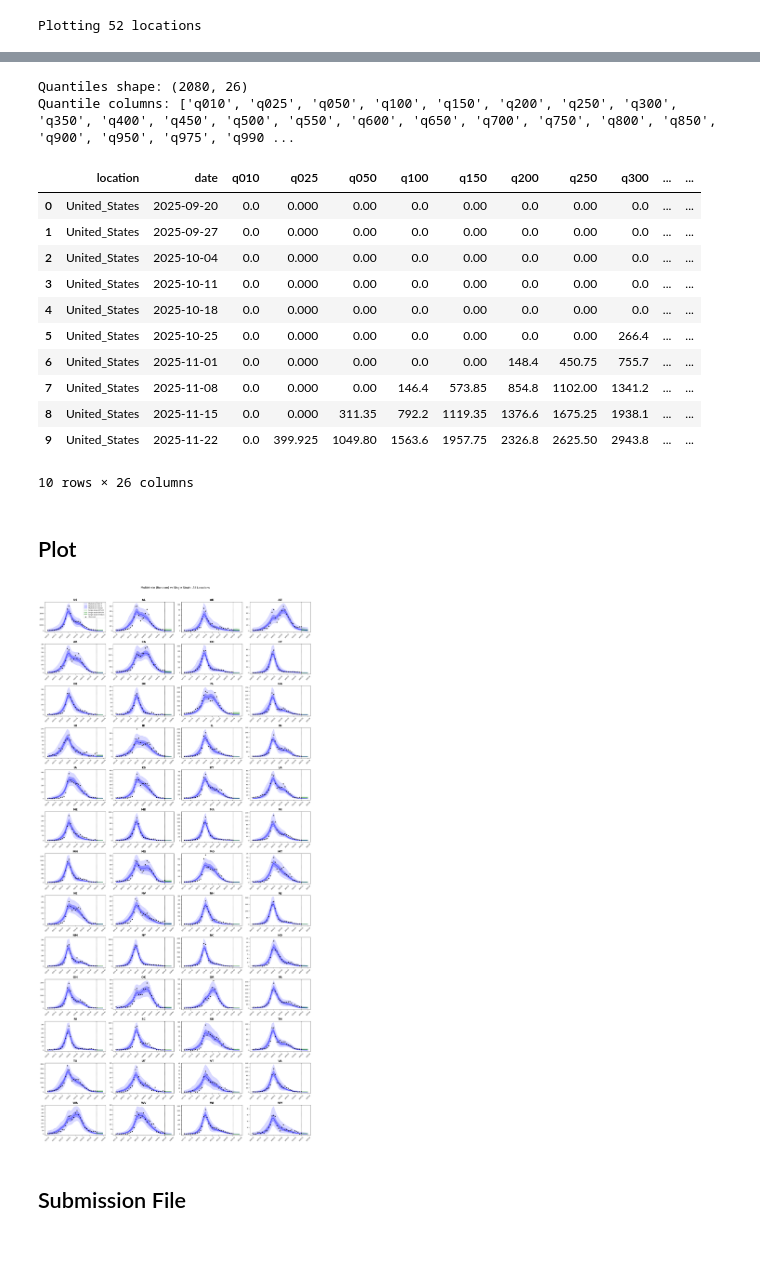
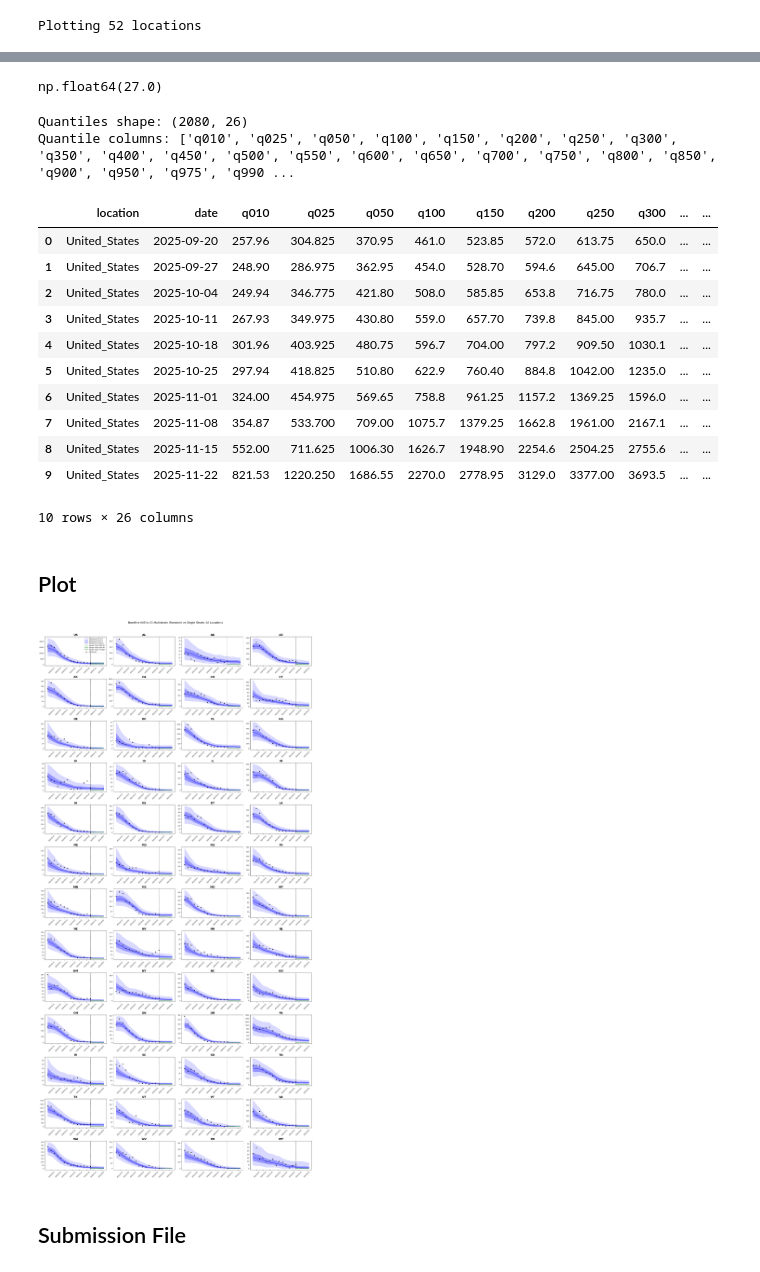
Before and after one commit to mobs-lab/epymodelingsuite, a Jupyter notebook: hosp_multistrain_plot_output.ipynb, the cells around one changed output, grey strips where cells are left out. Drawn from its saved outputs; the diff is of its cells as text; code cells hidden in the pictures.

Commit message:
update baseline methodology

```diff
--- a/hosp_multistrain_plot_output.ipynb
+++ b/hosp_multistrain_plot_output.ipynb
@@ -25,14 +25,14 @@ from epymodelingsuite.utils.location import convert_location_name_format
 
 Set timespan configs:
 # %%
-SUBMISSION_WEEK = "202618"
-REFERENCE_DATE = "2026-05-09"
-WINDOW = "202550-202617"
+SUBMISSION_WEEK = "202619"
+REFERENCE_DATE = "2026-05-16"
+WINDOW = "202550-202618"
 # %% [markdown]
 Choose augmentation and baseline:
 # %%
-AUGMENTED = False
-BASELINE = False
+AUGMENTED = True
+BASELINE = True
 BASELINE_k = 5
 # %% [markdown]
 These configs are unlikely to need changing:
@@ -78,14 +77,23 @@ fit_surv_data['date'] = pd.to_datetime(fit_surv_data['target_end_date'])
 # Compute quantiles
 random_combined = pd.read_csv(f"{WORKING_DIR}/trajectories_aggregated.csv.gz")
 
+traj_loc_fmt = (
+    "location_name_epydemix"
+    if random_combined.location.str.contains("__").any()
+    else "location_name_epydemix_deprecated"
+)
+
 if BASELINE:
     baselines_avg = pd.read_csv("epymodelingsuite/data/baselines_hosp_2025.csv")
-    random_combined = random_combined.merge(baselines_avg, left_on = "location", right_on="epydemix_population")
+    random_combined = random_combined.merge(baselines_avg,
+                                            left_on = "location",
+                                            right_on=traj_loc_fmt)
     p_values = BASELINE_k / (BASELINE_k + random_combined['baseline'])
     random_combined['baseline_sample'] = np.random.negative_binomial(BASELINE_k, p_values)
     random_combined['target_total'] = random_combined['target_sum'] + random_combined['baseline_sample']
     random_combined.drop(
-        columns=["location_name","epydemix_population","baseline","abbreviation"],
+        columns=["location_name","location_name_epydemix","location_name_epydemix_deprecated",
+                 "location_abbreviation","location_code","ISO","baseline"],
         inplace=True
     )
     random_combined.to_csv(f"{WORKING_DIR}/trajectories_aggregated.csv.gz", index=False)
@@ -106,3 +217,7 @@ Plotting 52 locations
+# %%
+random_combined.target_sum.median()
+# %% [output]
+np.float64(27.0)
 # %%
 print(f"Quantiles shape: {random_quantiles.shape}")
 print(f"Quantile columns: {[c for c in random_quantiles.columns if c.startswith('q')]}")
@@ -111,16 +226,16 @@ random_quantiles.head(10)
 Quantiles shape: (2080, 26)
 Quantile columns: ['q010', 'q025', 'q050', 'q100', 'q150', 'q200', 'q250', 'q300', 'q350', 'q400', 'q450', 'q500', 'q550', 'q600', 'q650', 'q700', 'q750', 'q800', 'q850', 'q900', 'q950', 'q975', 'q990 ...
 |  | location | date | q010 | q025 | q050 | q100 | q150 | q200 | q250 | q300 | ... | ... |
-| 0 | United_States | 2025-09-20 | 0.0 | 0.000 | 0.00 | 0.0 | 0.00 | 0.0 | 0.00 | 0.0 | ... | ... |
-| 1 | United_States | 2025-09-27 | 0.0 | 0.000 | 0.00 | 0.0 | 0.00 | 0.0 | 0.00 | 0.0 | ... | ... |
-| 2 | United_States | 2025-10-04 | 0.0 | 0.000 | 0.00 | 0.0 | 0.00 | 0.0 | 0.00 | 0.0 | ... | ... |
-| 3 | United_States | 2025-10-11 | 0.0 | 0.000 | 0.00 | 0.0 | 0.00 | 0.0 | 0.00 | 0.0 | ... | ... |
-| 4 | United_States | 2025-10-18 | 0.0 | 0.000 | 0.00 | 0.0 | 0.00 | 0.0 | 0.00 | 0.0 | ... | ... |
-| 5 | United_States | 2025-10-25 | 0.0 | 0.000 | 0.00 | 0.0 | 0.00 | 0.0 | 0.00 | 266.4 | ... | ... |
-| 6 | United_States | 2025-11-01 | 0.0 | 0.000 | 0.00 | 0.0 | 0.00 | 148.4 | 450.75 | 755.7 | ... | ... |
-| 7 | United_States | 2025-11-08 | 0.0 | 0.000 | 0.00 | 146.4 | 573.85 | 854.8 | 1102.00 | 1341.2 | ... | ... |
-| 8 | United_States | 2025-11-15 | 0.0 | 0.000 | 311.35 | 792.2 | 1119.35 | 1376.6 | 1675.25 | 1938.1 | ... | ... |
-| 9 | United_States | 2025-11-22 | 0.0 | 399.925 | 1049.80 | 1563.6 | 1957.75 | 2326.8 | 2625.50 | 2943.8 | ... | ... |
+| 0 | United_States | 2025-09-20 | 257.96 | 304.825 | 370.95 | 461.0 | 523.85 | 572.0 | 613.75 | 650.0 | ... | ... |
+| 1 | United_States | 2025-09-27 | 248.90 | 286.975 | 362.95 | 454.0 | 528.70 | 594.6 | 645.00 | 706.7 | ... | ... |
+| 2 | United_States | 2025-10-04 | 249.94 | 346.775 | 421.80 | 508.0 | 585.85 | 653.8 | 716.75 | 780.0 | ... | ... |
+| 3 | United_States | 2025-10-11 | 267.93 | 349.975 | 430.80 | 559.0 | 657.70 | 739.8 | 845.00 | 935.7 | ... | ... |
+| 4 | United_States | 2025-10-18 | 301.96 | 403.925 | 480.75 | 596.7 | 704.00 | 797.2 | 909.50 | 1030.1 | ... | ... |
+| 5 | United_States | 2025-10-25 | 297.94 | 418.825 | 510.80 | 622.9 | 760.40 | 884.8 | 1042.00 | 1235.0 | ... | ... |
+| 6 | United_States | 2025-11-01 | 324.00 | 454.975 | 569.65 | 758.8 | 961.25 | 1157.2 | 1369.25 | 1596.0 | ... | ... |
+| 7 | United_States | 2025-11-08 | 354.87 | 533.700 | 709.00 | 1075.7 | 1379.25 | 1662.8 | 1961.00 | 2167.1 | ... | ... |
+| 8 | United_States | 2025-11-15 | 552.00 | 711.625 | 1006.30 | 1626.7 | 1948.90 | 2254.6 | 2504.25 | 2755.6 | ... | ... |
+| 9 | United_States | 2025-11-22 | 821.53 | 1220.250 | 1686.55 | 2270.0 | 2778.95 | 3129.0 | 3377.00 | 3693.5 | ... | ... |
 10 rows × 26 columns
 # %% [markdown]
 ## Plot
@@ -142,7 +257,7 @@ if BASELINE:
 else:
     plot_title = 'Multistrain (Random) vs Single Strain: All Locations'
 
-plot_fname = f"{fname_prefix}{MULTISTRAIN_EXPERIMENT}_multistrain_vs_single_comparison.pdf'
+plot_fname = f"{fname_prefix}{MULTISTRAIN_EXPERIMENT}_multistrain_vs_single_comparison.pdf"
 
 # Filter data
 random_quantiles_filter = random_quantiles[
@@ -185,8 +300,17 @@ axes = axes.flatten()
 
 for idx, pop in enumerate(populations):
     ax = axes[idx]
-    abbrev = convert_location_name_format(value=pop, output_format="abbreviation", input_format="epydemix_population", location_type="iso")
-    location_code = convert_location_name_format(value=abbrev, output_format="FIPS", input_format="abbreviation", location_type="iso")
+    abbrev = convert_location_name_format(
+        value=pop,
+        output_format="abbreviation",
+        location_type="iso"
+    )
+    location_code = convert_location_name_format(
+        value=abbrev,
+        output_format="FIPS",
+        input_format="abbreviation",
+        location_type="iso"
+    )
 
     # Get data for this population
     rand_pop = random_quantiles_filter[random_quantiles_filter['location'] == pop].sort_values('date')
@@ -205,34 +329,34 @@ for idx, pop in enumerate(populations):
     if INCLUDE_SINGLE_STRAIN:
         ax.fill_between(single_pop['date'], single_pop['q025'], single_pop['q975'],
                         alpha=0.15, color='green', label='Single strain 95% PI')
         ax.fill_between(single_pop['date'], single_pop['q250'], single_pop['q750'],
                         alpha=0.3, color='green', label='Single strain 50% PI')
         ax.plot(single_pop['date'], single_pop['q500'], 'g-', linewidth=1.5, label='Single strain median')
 
     # Plot ground truth (black markers)
     ax.scatter(hosp_pop['date'], hosp_pop['hospitalizations'],
                color='black', s=15, zorder=5, label='Observed')
 
     ax.set_title(abbrev, fontsize=14, fontweight='bold')
     ax.tick_params(axis='x', rotation=45, labelsize=7)
     ax.tick_params(axis='y', labelsize=7)
     ax.axvline(REFERENCE_DT - pd.Timedelta(weeks=1), color='black', linestyle='--', linewidth=1)
 
     # Only show legend for first subplot
     if idx == 0:
         ax.legend(fontsize=8, loc='upper right')
 
 # Hide any unused subplots
 for idx in range(len(populations), len(axes)):
     axes[idx].set_visible(False)
 
 plt.suptitle(plot_title, fontsize=14, y=1.01)
 plt.tight_layout()
 plt.savefig(f'{WORKING_DIR}/{plot_fname}',
             dpi=150, bbox_inches='tight')
 plt.show()
 # %% [output]
-[figure, old version]
+[figure, new version]
 # %% [markdown]
 ## Submission File
 # %%
```
Also changed, not shown: parts of 12 cells of this notebook, 2 other files.
